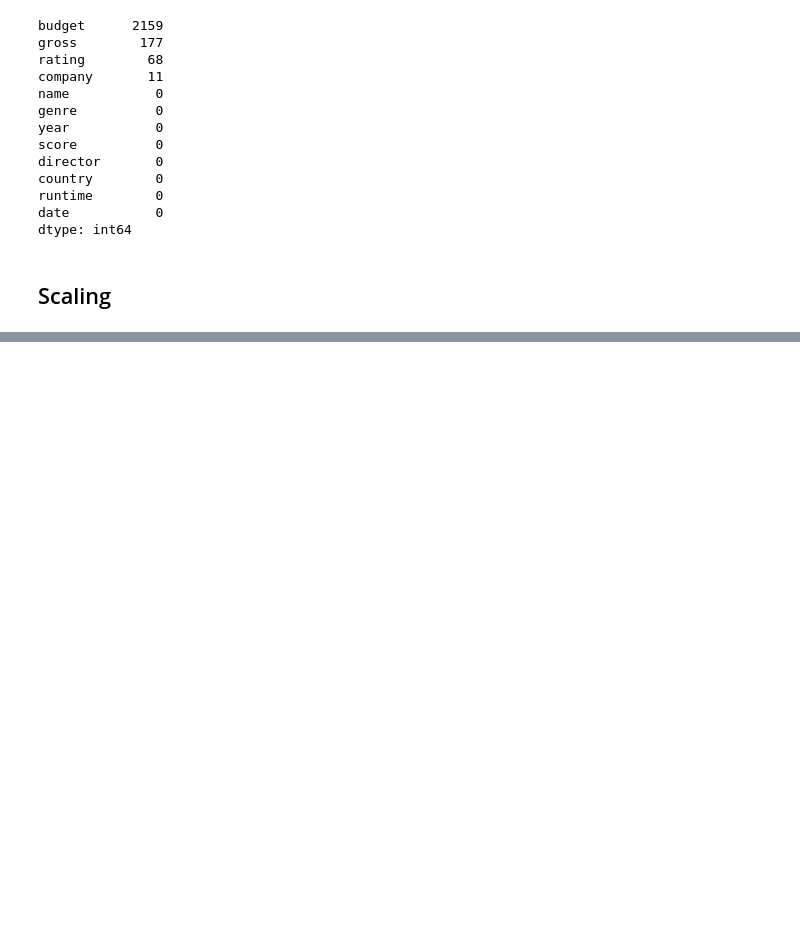
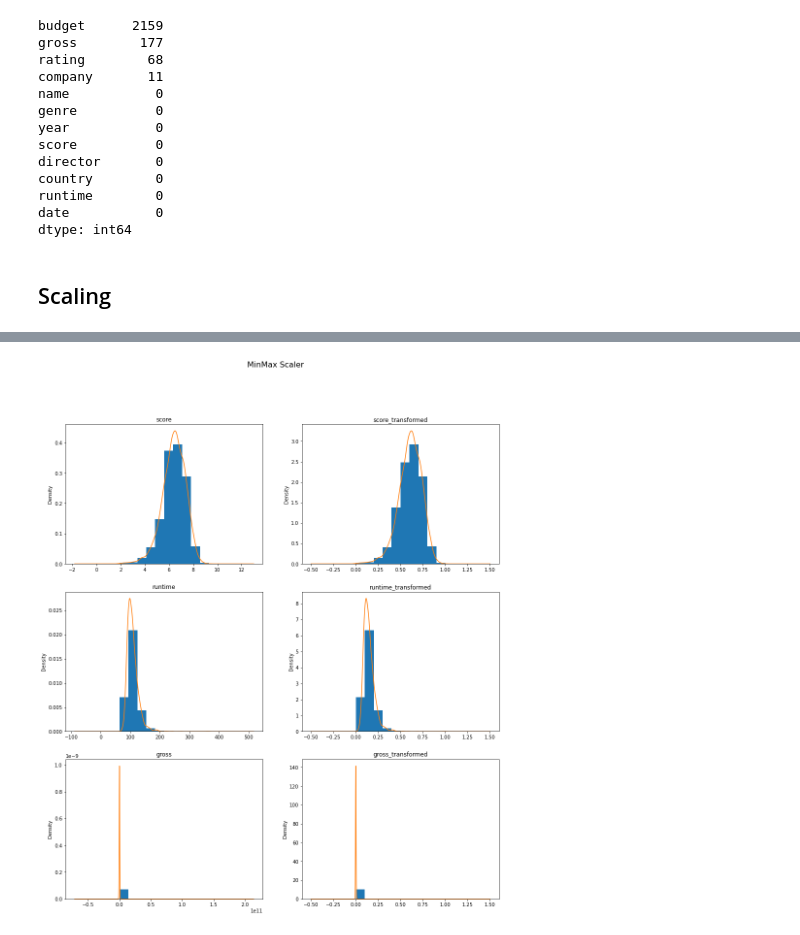
Before and after one commit to dchicasduena/COMP3400_Project, a Jupyter notebook: Project2.ipynb, the cells around one changed output, grey strips where cells are left out. Drawn from its saved outputs; the diff is of its cells as text; code cells hidden in the pictures; blank space fills up the shorter version.

Commit message:
MinMax normalizer plots made

```diff
--- a/Project2.ipynb
+++ b/Project2.ipynb
@@ -53,4 +53,5 @@ dtype: int64
 # %% [markdown]
 ## Scaling
 # %%
-mscaling = movies2[['score', 'runtime', 'gross']].dropna()
+ndf = movies2[['score', 'runtime', 'gross']].dropna()
+ndf.info()
@@ -58,0 +69,33 @@ mscaling.info()
+# %%
+#The function plots graphs in a grid whose dimentions are 2 x (number of attributes).
+#A row in the grid consits of two sets of axes. The first set of axes has a histogram of an numeric
+#attribute, along with its density function. The second set of axes consists of a histogram
+#and density plot of a normalized version of the attribute. The method of normalization is set outsite
+#the function.
+
+# @df is the dataframe with numeric attributes
+# @columns is an array with the names of columns in the df
+# @df_transformed is a dataframe with normalized attributes of df
+# @fit_title is the overall title of all the plots
+
+def density_plots(df, columns, df_transformed, fig_title, constrained_layout=True):
+    fig, axs = plt.subplots(len(columns),2,figsize=(16,18))
+    fig.suptitle(fig_title, fontsize=16)
+    axs = axs.flatten()
+    i = 0
+    for c in columns:
+        ndf[c].hist(ax=axs[i], density=True) # normalizes the density
+        ndf[c].plot.density(ax=axs[i], title=c)
+        df_transformed[c].hist(ax=axs[i+1], density=True, stacked=True) # normalizes the density
+        df_transformed[c].plot.density(ax=axs[i+1], title=str(c+'_transformed'))
+        i+=2
+
+val_cols_names = ['score','runtime','gross']
+
+scaler = MinMaxScaler()
+min_max_tdf = scaler.fit_transform(ndf)
+min_max_tdf = pd.DataFrame(min_max_tdf, index=ndf.index, columns=ndf.columns)
+
+density_plots(ndf, val_cols_names, min_max_tdf, 'MinMax Scaler')
+# %% [output]
+[figure, added]
```
Also changed, not shown: parts of 2 cells of this notebook, 1 other file.
